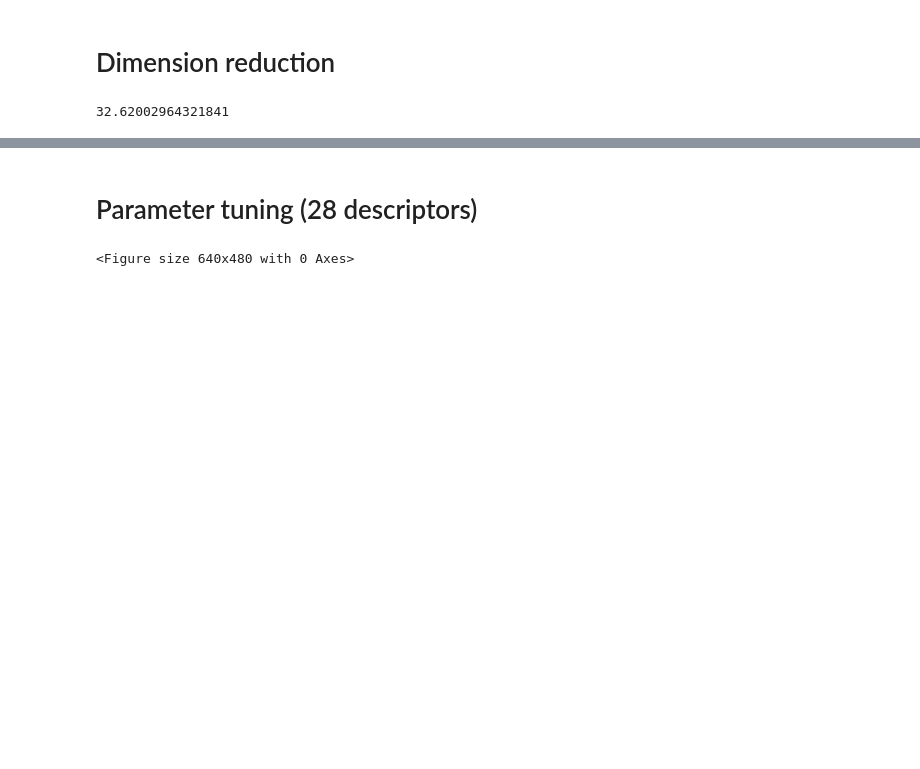
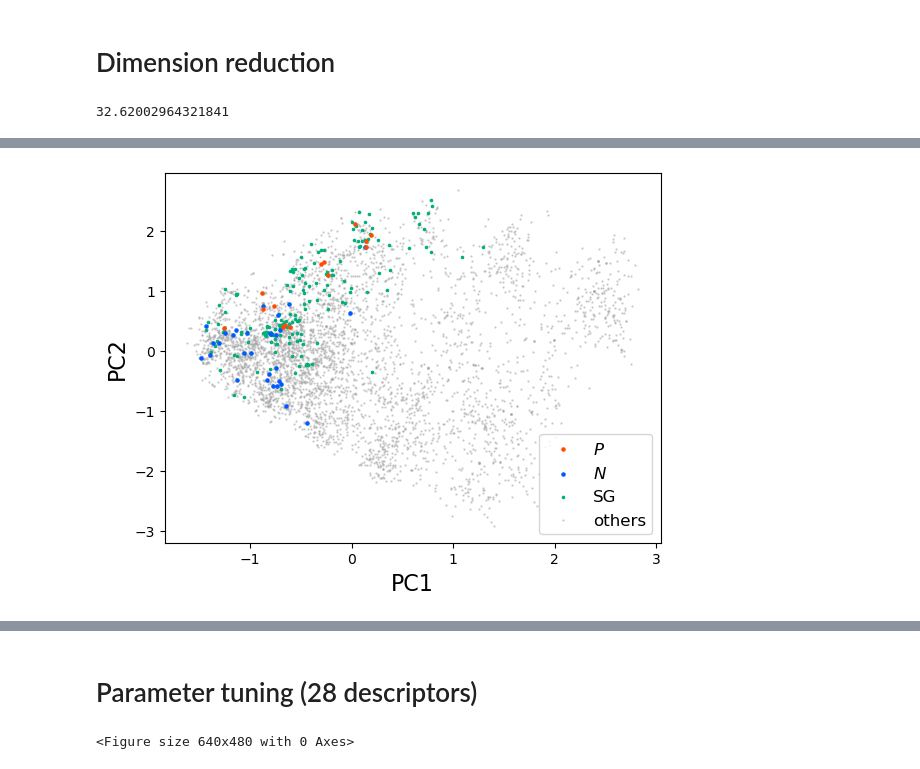
Before and after one commit to poclab-web/pulearn_phenol, a Jupyter notebook: PU_learning/output.ipynb, the cells around one changed output, grey strips where cells are left out. Drawn from its saved outputs; the diff is of its cells as text; code cells hidden in the pictures; blank space fills up the shorter version.

```diff
--- a/PU_learning/output.ipynb
+++ b/PU_learning/output.ipynb
@@ -63,3 +65,8 @@ umap_results = UMAP(df_data=df_e.set_index('smiles').loc[:, '1':'2047'], n=2)
+# %%
+# PCA using ECFPs
+pca_results_2 = pca(df_data=df_e.set_index('smiles').loc[:, '1':'2047'], n=2, fn1= 'Dimension_reduction/pca_results_ECFPs', fn2 = 'Dimension_reduction/PCA_correlation_ECFPs')
+# UMAP using 28descriptors
+umap_results_2 = UMAP(df_data=df_d_std.set_index('smiles').loc[:, 'm_1_L':'num_Br'], n=2, fn = 'Dimension_reduction/UMAP_results_28descriptors')
 # %%
 # Contribution rate up to the second principal component.
 pca_results[2]
@@ -119,0 +132,25 @@ plt.show()
+# %%
+fig = plt.figure()
+ax = fig.add_subplot()
+p1_if = (df_c.set_index('smiles')['SG'] != 1) & (df_c.set_index('smiles')['pun'] == 0)
+p2_if = df_c.set_index('smiles')['SG'] == 1
+p3_if = df_c.set_index('smiles')['pun'] == -1
+p4_if = df_c.set_index('smiles')['pun'] == 1
+p1 = ax.scatter(pca_results_2[0]['PC1'][p1_if], pca_results_2[0]['PC2'][p1_if], s=2, c="darkgrey",
+                marker=".", alpha=0.5, label="others")
+p2 = ax.scatter(pca_results_2[0]['PC1'][p2_if], pca_results_2[0]['PC2'][p2_if], s=10, c="#03AF7A",
+                marker=".", label="SG")
+p3 = ax.scatter(pca_results_2[0]['PC1'][p3_if], pca_results_2[0]['PC2'][p3_if], s=20, c="#005AFF",
+                marker=".", label="N")
+p4 = ax.scatter(pca_results_2[0]['PC1'][p4_if], pca_results_2[0]['PC2'][p4_if], s=20, c="#FF4B00",
+                marker=".", label="P")
+ax.set_xlabel("PC1", fontsize=16)
+ax.set_ylabel("PC2", fontsize=16)
+# ax.set_title("PCA (ECFP)", fontsize=16)
+handles = [p4, p3, p2, p1]
+labels = ["$\it{P}$", "$\it{N}$", p2.get_label(), p1.get_label()]
+ax.legend(handles, labels, loc="lower right", fontsize=12)
+plt.savefig("Dimension_reduction/PCA_plot_ECFPs.png", dpi=300)
+plt.show()
+# %% [output]
+[figure, added]
```
Also changed, not shown: parts of 26 cells of this notebook, 2 other files.
